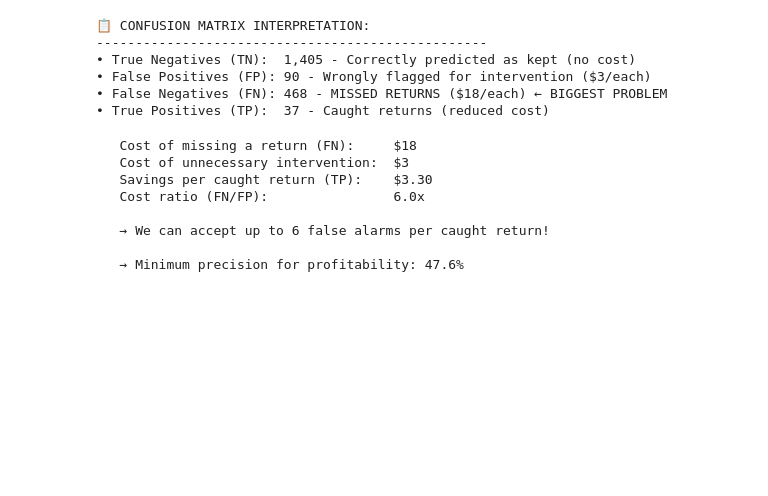
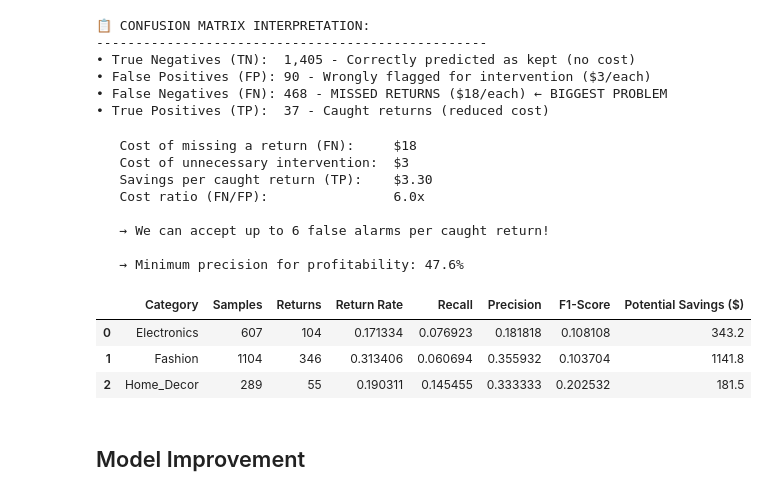
Before and after one commit to kenia-cisneros-a11y/taller_test, a Jupyter notebook: test_notebook.ipynb, the cells around one changed output. Saved outputs shown, nothing was run; the diff lists cells and outputs as text; code cells hidden in the pictures; blank space fills up the shorter version.

```diff
--- a/test_notebook.ipynb
+++ b/test_notebook.ipynb
@@ -66,6 +102,7 @@ X_train, y_train = preprocess(train)
 X_test, y_test = preprocess(test)
 
 y_pred = model.predict(X_test)
+test['is_return_pred'] = y_pred
 
 baseline_metrics = calculate_business_metrics(y_test, y_pred)
 # %%
@@ -125,3 +162,12 @@ print(f"\n   → Minimum precision for profitability: {min_precision:.1%}")
    → We can accept up to 6 false alarms per caught return!
 
    → Minimum precision for profitability: 47.6%
+# %%
+analyze_by_category(test, 'is_return', 'is_return_pred', 'product_category')
+# %% [output]
+|  | Category | Samples | Returns | Return Rate | Recall | Precision | F1-Score | Potential Savings ($) |
+| 0 | Electronics | 607 | 104 | 0.171334 | 0.076923 | 0.181818 | 0.108108 | 343.2 |
+| 1 | Fashion | 1104 | 346 | 0.313406 | 0.060694 | 0.355932 | 0.103704 | 1141.8 |
+| 2 | Home_Decor | 289 | 55 | 0.190311 | 0.145455 | 0.333333 | 0.202532 | 181.5 |
+# %% [markdown]
+## Model Improvement
```
Also changed, not shown: parts of 5 cells of this notebook, 2 other files.
